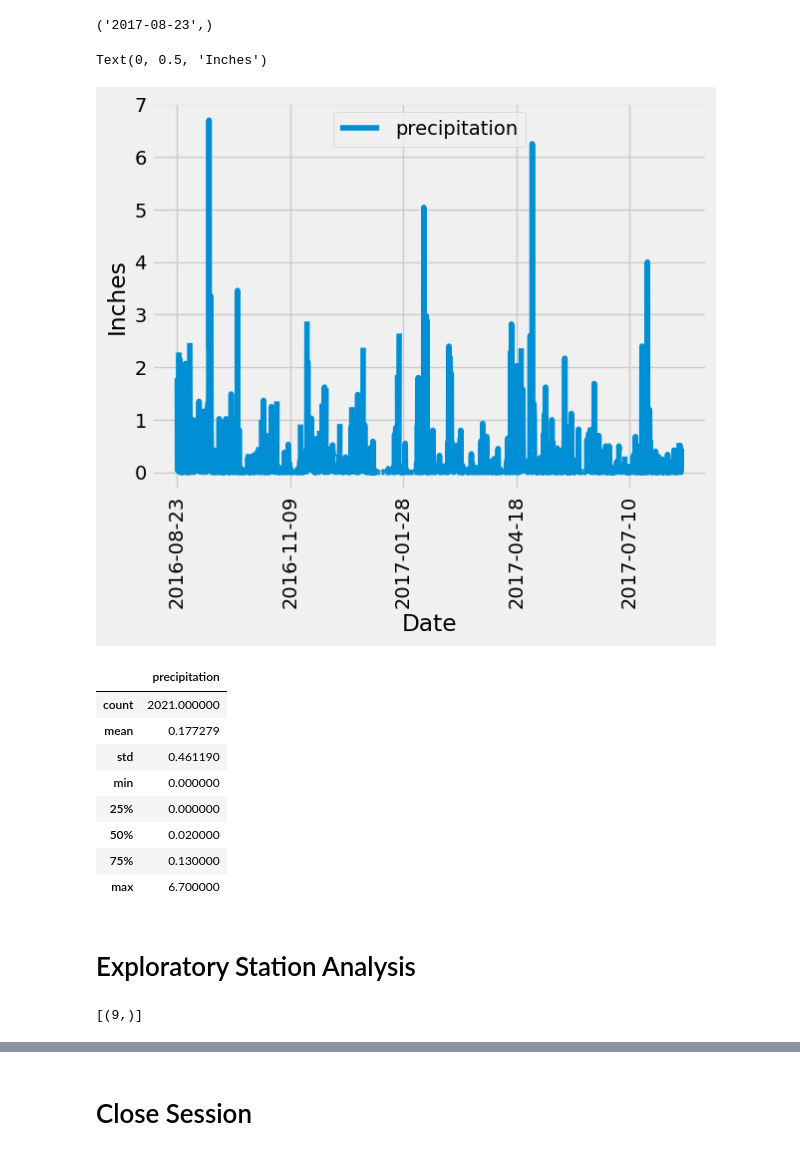
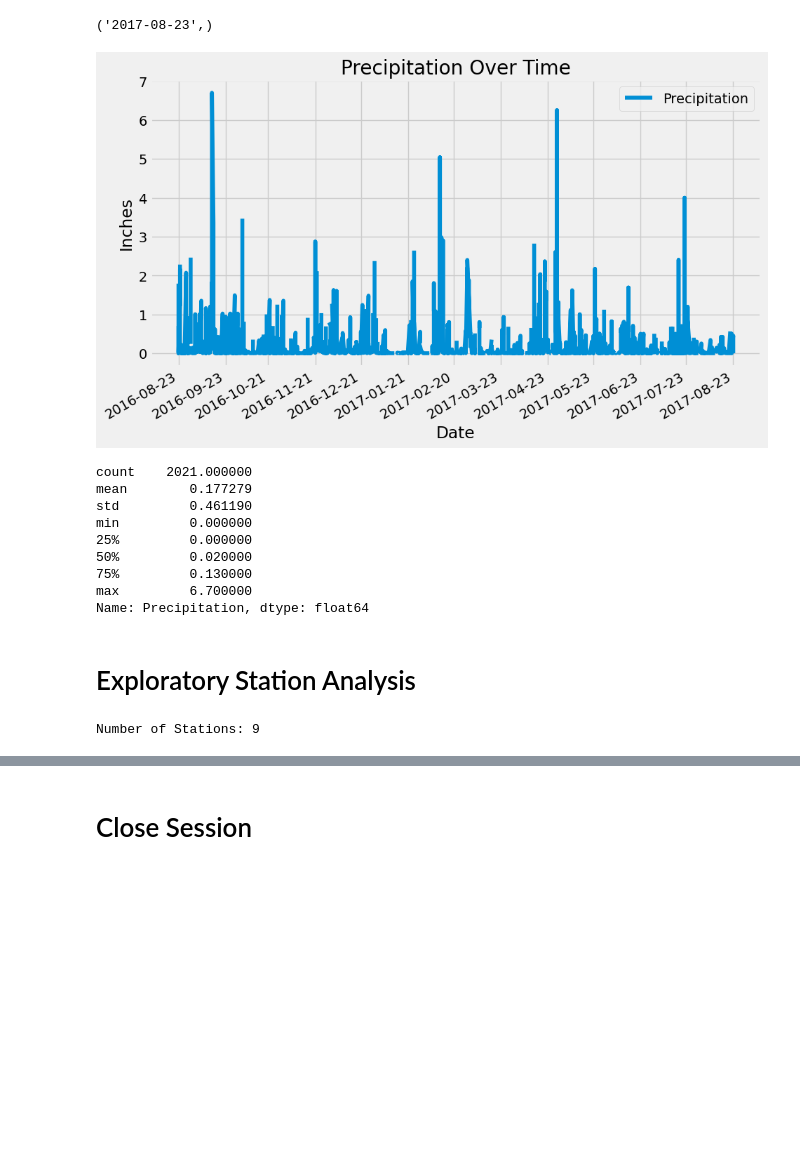
Before and after one commit to marinelloc/sqlalchemy-challenge, a Jupyter notebook: SurfsUp/climate_starter.ipynb, the cells around one changed output, grey strips where cells are left out. Drawn from its saved outputs; the diff is of its cells as text; code cells hidden in the pictures; blank space fills up the shorter version.

```diff
--- a/SurfsUp/climate_starter.ipynb
+++ b/SurfsUp/climate_starter.ipynb
@@ -20,7 +23,9 @@ from sqlalchemy import create_engine, func
 engine = create_engine("sqlite:///Resources/hawaii.sqlite")
 # %%
 # Declare a Base using `automap_base()`
+Base = automap_base()
 
 # Use the Base class to reflect the database tables
+Base.prepare(autoload_with=engine)
 # %%
 # Print all of the classes mapped to the Base
@@ -29,8 +35,12 @@ engine = create_engine("sqlite:///Resources/hawaii.sqlite")
 # %%
 # Assign the measurement class to a variable called `Measurement` and
 # the station class to a variable called `Station`
+
+Measurement = Base.classes.measurement
+Station = Base.classes.station
 # %%
 # Create a session
+session = Session(engine)
 # %% [markdown]
 # Exploratory Precipitation Analysis
 # %%
@@ -40,41 +53,60 @@ engine = create_engine("sqlite:///Resources/hawaii.sqlite")
 # %%
 # Design a query to retrieve the last 12 months of precipitation data and plot the results.
 # Starting from the most recent data point in the database.
 
-# Calculate the date one year from the last date in data set.
-
-
-# Perform a query to retrieve the data and precipitation scores
+last_12 = session.query(Measurement.date, Measurement.prcp) \
+        .where(Measurement.date >= (dt.date(2017, 8, 23) - dt.timedelta(days=365))) \
+        .order_by(Measurement.date.desc())
 
 
 # Save the query results as a Pandas DataFrame. Explicitly set the column names
+df = pd.DataFrame(last_12, columns=['Date', 'Precipitation'])
 
 
-# Sort the dataframe by date
+# Sort the DataFrame by date
+df_sorted = df.sort_values(by='Date')
 
 
 # Use Pandas Plotting with Matplotlib to plot the data
+# Plotting
+plt.figure(figsize=(10, 6))
+plt.plot(df_sorted['Date'], df_sorted['Precipitation'], label='Precipitation', linestyle='-')
+plt.title('Precipitation Over Time')
+plt.xlabel('Date')
+plt.ylabel('Inches')
+locator = mdates.AutoDateLocator(minticks=10, maxticks=15)
+plt.gca().xaxis.set_major_locator(locator)
+# Formatting the x-axis date labels
+plt.gcf().autofmt_xdate()
+plt.legend()
+plt.grid(True)
+plt.show()
 # %% [output]
-Text(0, 0.5, 'Inches')
-[figure, old version]
+[figure, new version]
 # %%
 # Use Pandas to calculate the summary statistics for the precipitation data
+summary_statistics = df_sorted['Precipitation'].describe()
+
+# Display the summary statistics
+print(summary_statistics)
 # %% [output]
-|  | precipitation |
-| count | 2021.000000 |
-| mean | 0.177279 |
-| std | 0.461190 |
-| min | 0.000000 |
-| 25% | 0.000000 |
-| 50% | 0.020000 |
-| 75% | 0.130000 |
-| max | 6.700000 |
+count    2021.000000
+mean        0.177279
+std         0.461190
+min         0.000000
+25%         0.000000
+50%         0.020000
+75%         0.130000
+max         6.700000
+Name: Precipitation, dtype: float64
 # %% [markdown]
 # Exploratory Station Analysis
 # %%
 # Design a query to calculate the total number of stations in the dataset
+count_stations = session.query(Station.name).distinct().count()
+print(f"Number of Stations: {count_stations}")
 # %% [output]
-[(9,)]
+Number of Stations: 9
 # %%
 # Design a query to find the most active stations (i.e. which stations have the most rows?)
 # List the stations and their counts in descending order.
```
Also changed, not shown: parts of 9 cells of this notebook, 1 other file.
